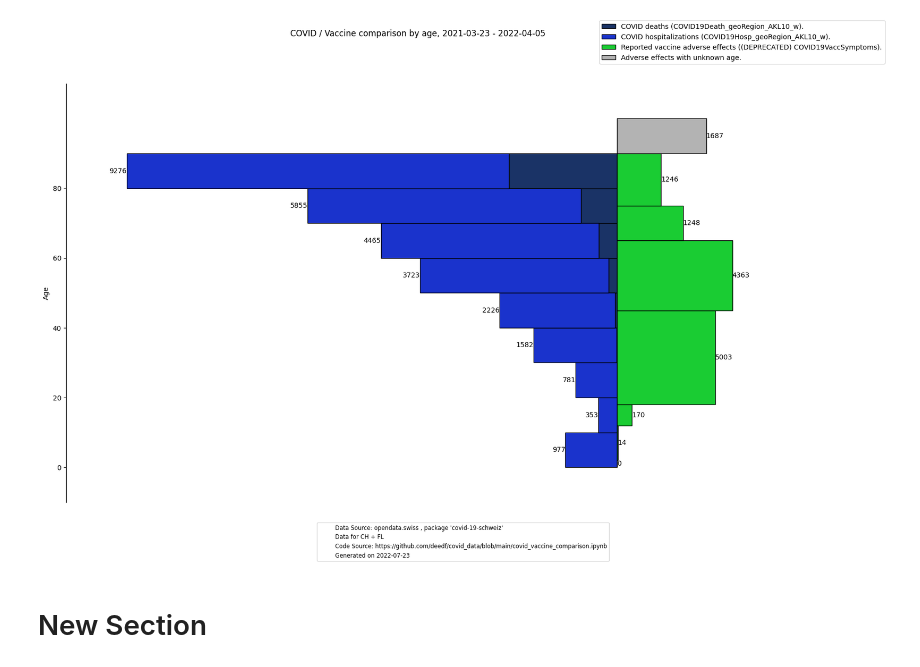
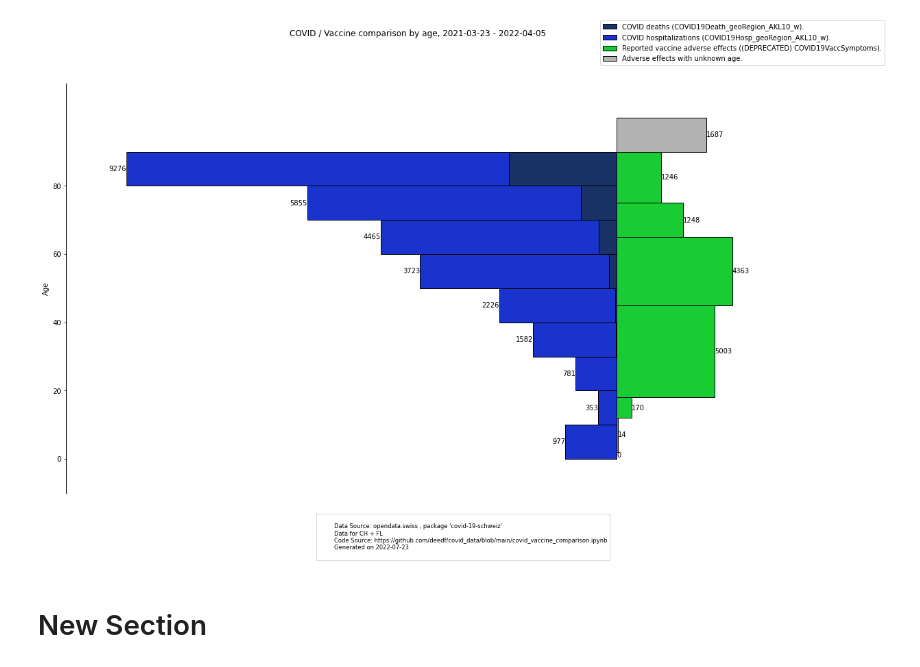
Before and after one commit to deedf/covid_data, a Jupyter notebook: covid_vaccine_comparison.ipynb, the cells around one changed output. Cells and saved outputs as stored; diff of their text form; code cells hidden in the pictures.

```diff
--- a/covid_vaccine_comparison.ipynb
+++ b/covid_vaccine_comparison.ipynb
@@ -28,7 +28,7 @@ HOSP_UNKNOWN_COLOR = (0.6, 0.6, 0.6)
 SYMPTOM_UNKNOWN_COLOR = (0.7, 0.7, 0.7)
 TRANSPARENT_COLOR = (0, 0, 0, 0)
 
-# Used to pick the vertical position, height and color of each age class
+# Used to pick the vertical position and height of each age class
 AGE_BARS = pd.DataFrame(
     [
         ("0 - 9", 0, 10),
@@ -124,7 +124,7 @@ def _build_graph(
         color=DEATH_COLOR,
         edgecolor=(0, 0, 0),
         linewidth=1,
-        label=f"COVID deaths ({death['display_name']['en']})."
+        label=f"COVID deaths ({death['display_name']['en']}).",
     )
     if counts.death.sumTotal["Unbekannt"] > 0:
         death_unknown = counts.death
@@ -138,7 +138,7 @@ def _build_graph(
             color=DEATH_UNKNOWN_COLOR,
             edgecolor=(0, 0, 0),
             linewidth=1,
-            label= "Death with unknown age."
+            label="Death with unknown age.",
         )
     hosp_known = counts.hosp
     hosp_known = hosp_known[(hosp_known.index != "Unbekannt")]
@@ -166,7 +166,7 @@ def _build_graph(
             color=HOSP_UNKNOWN_COLOR,
             edgecolor=(0, 0, 0),
             linewidth=1,
-            label= "Hospitalization with unknown age."
+            label="Hospitalization with unknown age.",
         )
         plot.bar_label(b, hosp_unknown.sumTotal + death_unknown.sumTotal)
     symptom_known = counts.symptoms
@@ -180,7 +180,7 @@ def _build_graph(
         color=SYMPTOM_COLOR,
         edgecolor=(0, 0, 0),
         linewidth=1,
-        label=f"Reported vaccine adverse effects ({symptoms['display_name']['en']})."
+        label=f"Reported vaccine adverse effects ({symptoms['display_name']['en']}).",
     )
     plot.bar_label(b, symptom_known.sumTotal)
     if counts.symptoms.sumTotal["unknown"] > 0:
@@ -191,53 +191,41 @@ def _build_graph(
             width=symptom_unknown.sumTotal / symptom_unknown.height,
             left=0,
             height=symptom_unknown.height,
             align="edge",
             color=SYMPTOM_UNKNOWN_COLOR,
             edgecolor=(0, 0, 0),
             linewidth=1,
-            label="Adverse effects with unknown age."
+            label="Adverse effects with unknown age.",
         )
         plot.bar_label(b, symptom_unknown.sumTotal)
 
     plot.xaxis.set_visible(False)
     plot.set_ylabel("Age")
     plot.set_yticks([0, 20, 40, 60, 80])
-    legends = [
-        (TRANSPARENT_COLOR, f"Data Source: opendata.swiss , package '{DATASET_NAME}'")
-    ]
-    legends.append((TRANSPARENT_COLOR, "Data for CH + FL"))
-    legends.append(
-        (
-            TRANSPARENT_COLOR,
-            "Code Source: https://github.com/deedf/covid_data/blob/main/covid_vaccine_comparison.ipynb",
-        )
-    )
-    legends.append(
-        (TRANSPARENT_COLOR, f"Generated on {datetime.now().strftime('%Y-%m-%d')}")
-    )
     fig.legend()
-    fig.legend(
-        [Rectangle(xy=(0, 0), width=10, height=10, color=l[0]) for l in legends],
-        [l[1] for l in legends],
-        fontsize="small",
-        loc="lower center"
-    )
+    more_legends =f"""
+Data Source: opendata.swiss , package '{DATASET_NAME}'
+Data for CH + FL
+Code Source: https://github.com/deedf/covid_data/blob/main/covid_vaccine_comparison.ipynb
+Generated on {datetime.now().strftime('%Y-%m-%d')}
+"""
+    fig.legend([Rectangle(xy=(0, 0), width=10, height=10, color=TRANSPARENT_COLOR)],[more_legends], fontsize="small", loc="lower center")
     plt.margins(0.1, 0.1)
     plot.spines["top"].set_visible(False)
     plot.spines["right"].set_visible(False)
     plot.spines["bottom"].set_visible(False)
     plt.show()
 
 
 client = RemoteCKAN(CKAN_API_URL)
 dataset = client.call_action("package_show", {"name_or_id": DATASET_NAME})
 resource_map = dict([(r["identifier"], r) for r in dataset["resources"]])
 _build_graph(
     resource_map["weekly-death-age-range-csv"],
     resource_map["weekly-hosp-age-range-csv"],
     resource_map["daily-vacc-symptoms-csv"],
 )
 # %% [output]
-[figure, old version]
+[figure, new version]
 # %% [markdown]
 # New Section
```
Also changed, not shown: parts of 1 cell of this notebook.
